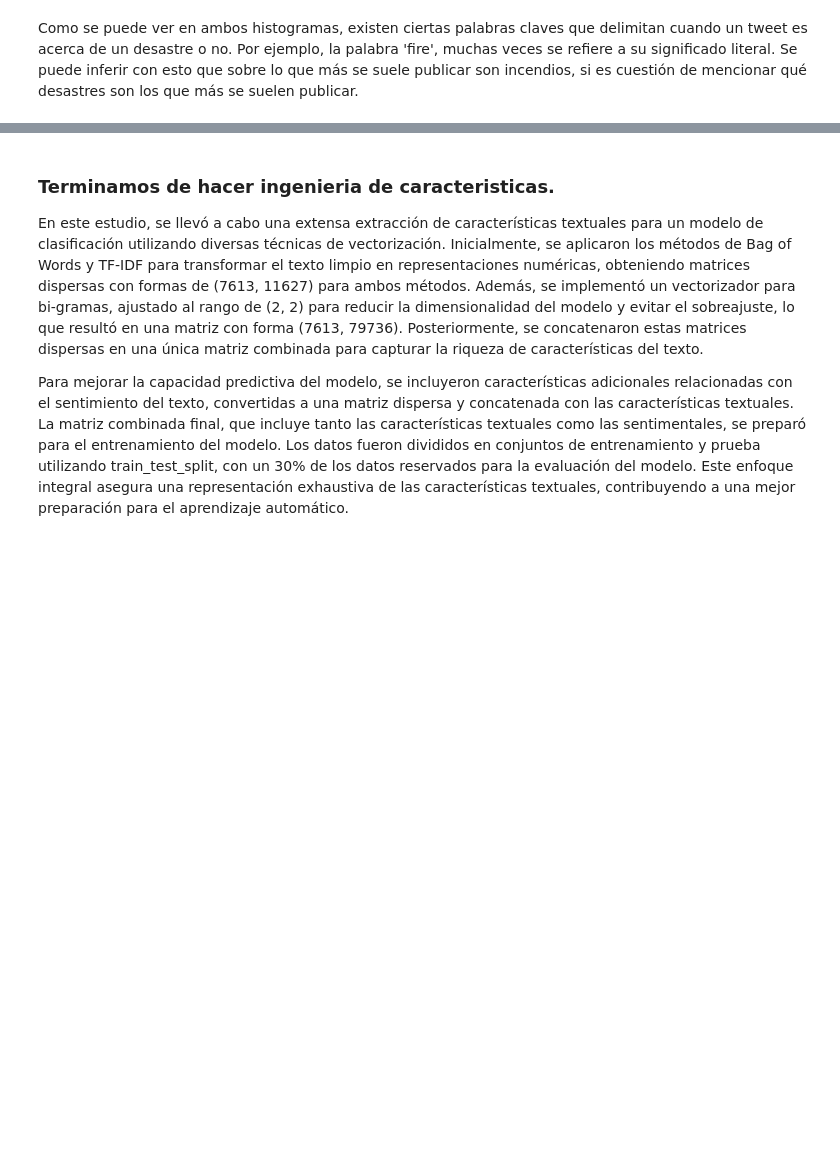
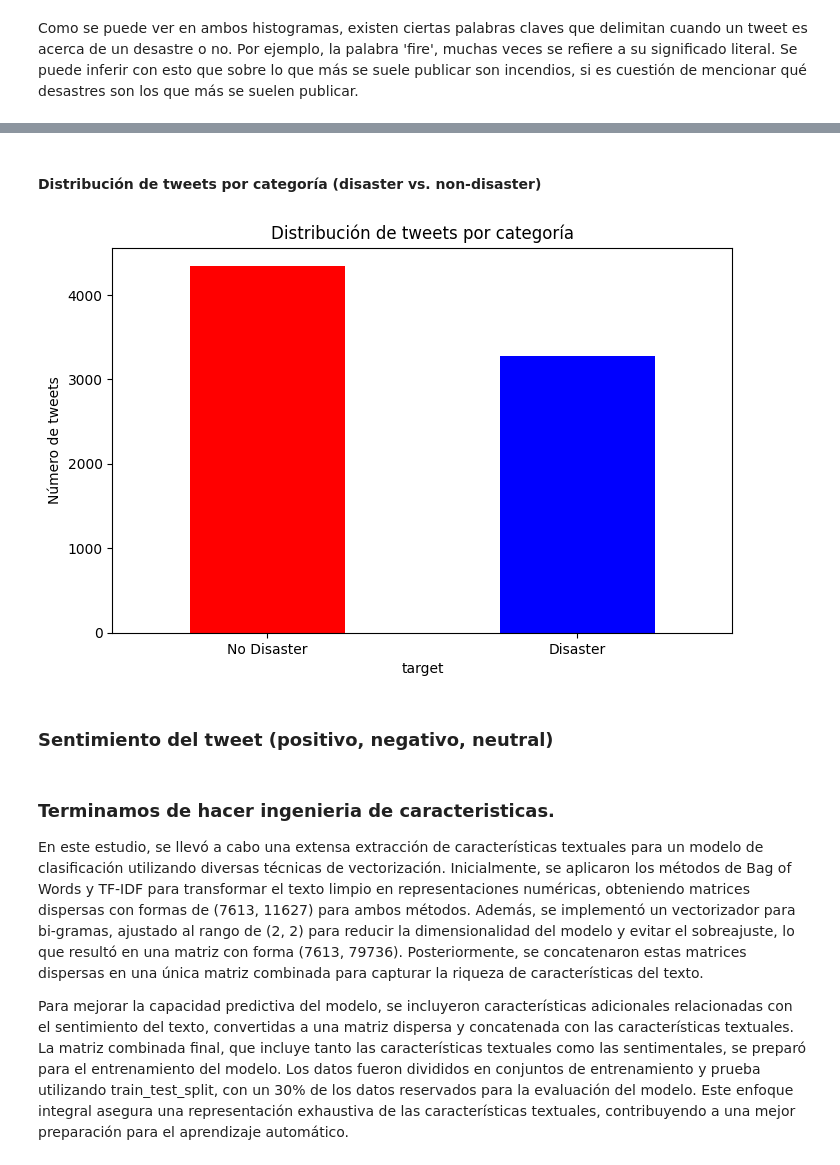
Before and after one commit to emiliosolanoo21/TextMining, a Jupyter notebook: textMining.ipynb, the cells around one changed output, grey strips where cells are left out. Cells and saved outputs as stored; diff of their text form; code cells hidden in the pictures; blank space fills up the shorter version.

```diff
--- a/textMining.ipynb
+++ b/textMining.ipynb
@@ -273,0 +301,13 @@ Como se puede ver en ambos histogramas, existen ciertas palabras claves que deli
+# %% [markdown]
+#### Distribución de tweets por categoría (disaster vs. non-disaster)
+# %%
+# Gráfico de barras de la distribución de tweets por categoría
+plt.figure(figsize=(8, 5))
+df['target'].value_counts().plot(kind='bar', color=['red', 'blue'], title='Distribución de tweets por categoría')
+plt.xticks(ticks=[0, 1], labels=['No Disaster', 'Disaster'], rotation=0)
+plt.ylabel('Número de tweets')
+plt.show()
+# %% [output]
+[figure, added]
+# %% [markdown]
+### Sentimiento del tweet (positivo, negativo, neutral)
```
Also changed, not shown: parts of 9 cells of this notebook.
